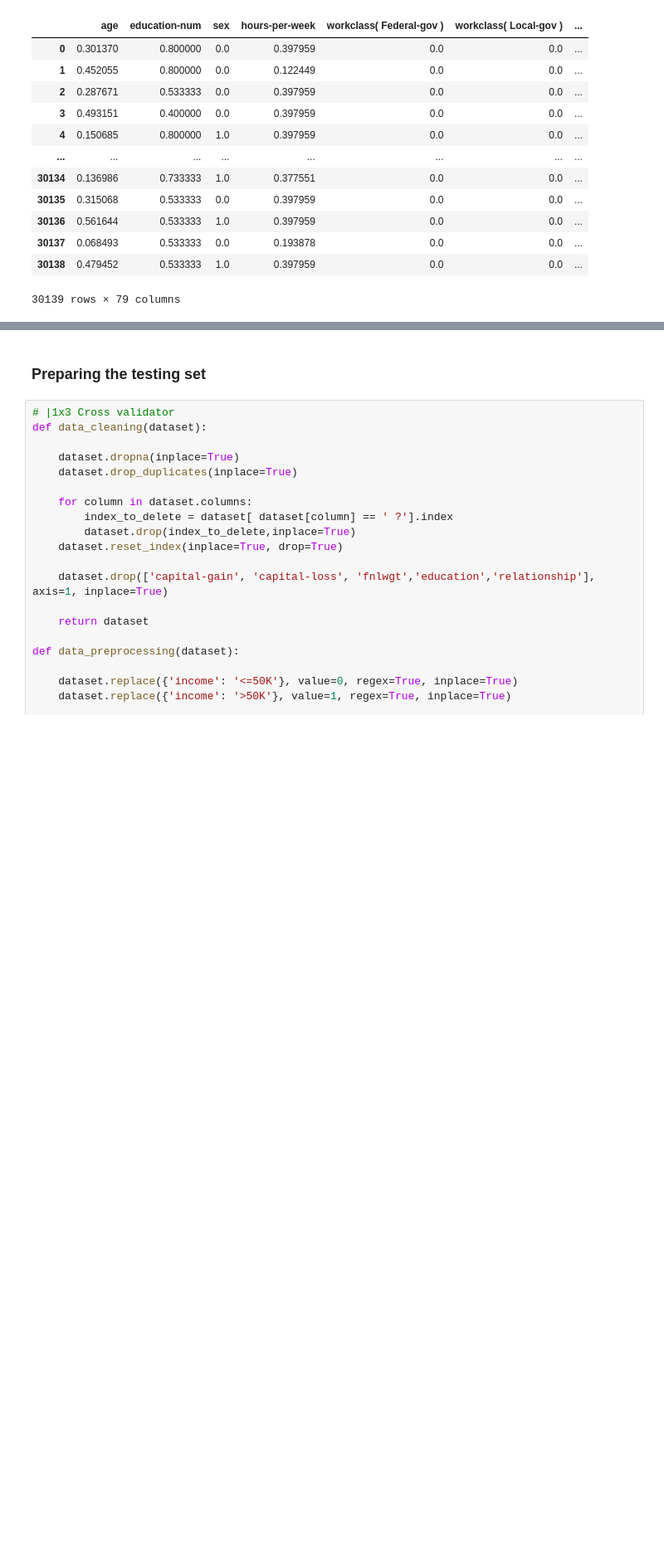
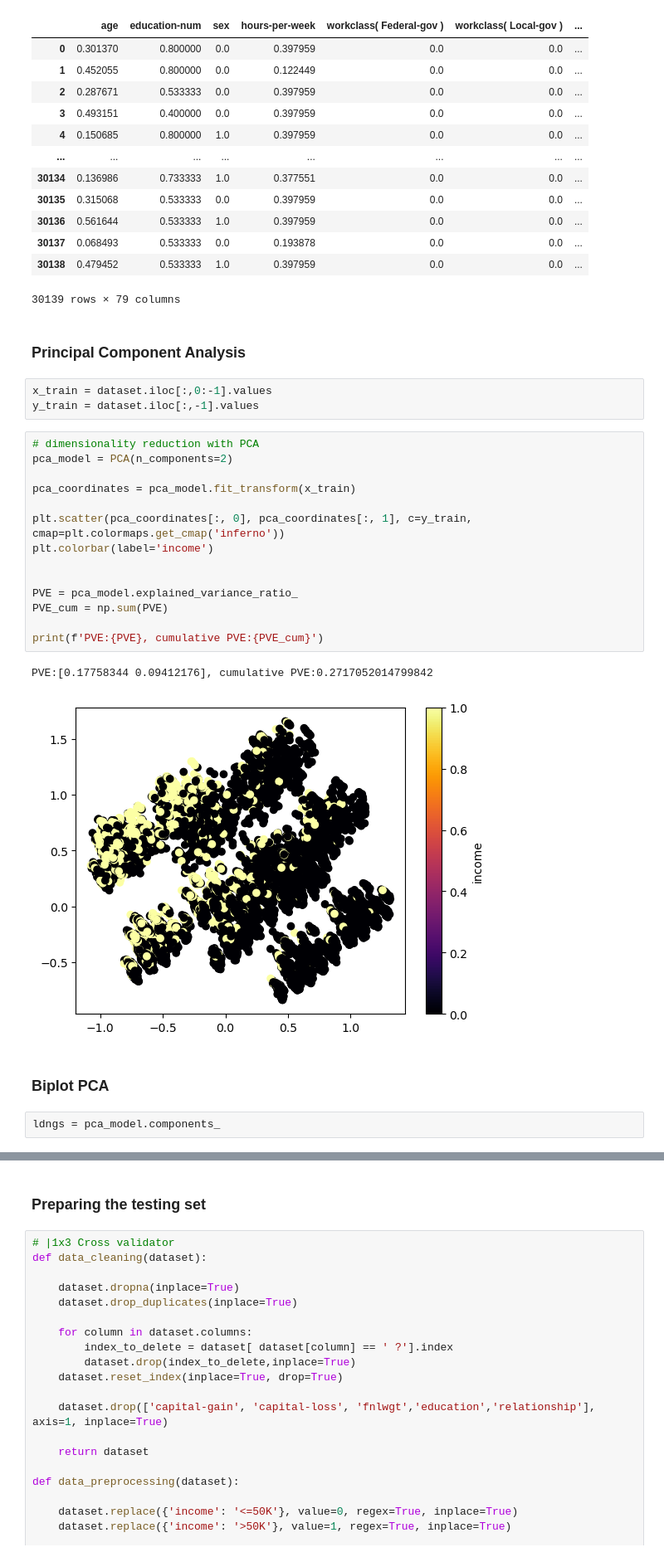
Before and after one commit to RobyBobby24/DataAnalyticsProject, a Jupyter notebook: test(1.0).ipynb, the cells around one changed output, grey strips where cells are left out. Shown at 83% size. Cells and saved outputs as stored; diff of their text form; blank space fills up the shorter version.

```diff
--- a/test(1.0).ipynb
+++ b/test(1.0).ipynb
@@ -558,3 +568,29 @@ dataset
 | 30137 | 0.068493 | 0.533333 | 0.0 | 0.193878 | 0.0 | 0.0 | ... |
 | 30138 | 0.479452 | 0.533333 | 1.0 | 0.397959 | 0.0 | 0.0 | ... |
 30139 rows × 79 columns
+# %% [markdown]
+### Principal Component Analysis
+# %%
+x_train = dataset.iloc[:,0:-1].values
+y_train = dataset.iloc[:,-1].values
+# %%
+# dimensionality reduction with PCA
+pca_model = PCA(n_components=2)
+
+pca_coordinates = pca_model.fit_transform(x_train)
+
+plt.scatter(pca_coordinates[:, 0], pca_coordinates[:, 1], c=y_train, cmap=plt.colormaps.get_cmap('inferno'))
+plt.colorbar(label='income')
+
+
+PVE = pca_model.explained_variance_ratio_
+PVE_cum = np.sum(PVE)
+
+print(f'PVE:{PVE}, cumulative PVE:{PVE_cum}')
+# %% [output]
+PVE:[0.17758344 0.09412176], cumulative PVE:0.2717052014799842
+[figure, added]
+# %% [markdown]
+### Biplot PCA
+# %%
+ldngs = pca_model.components_
```
Also changed, not shown: parts of 11 cells of this notebook.
